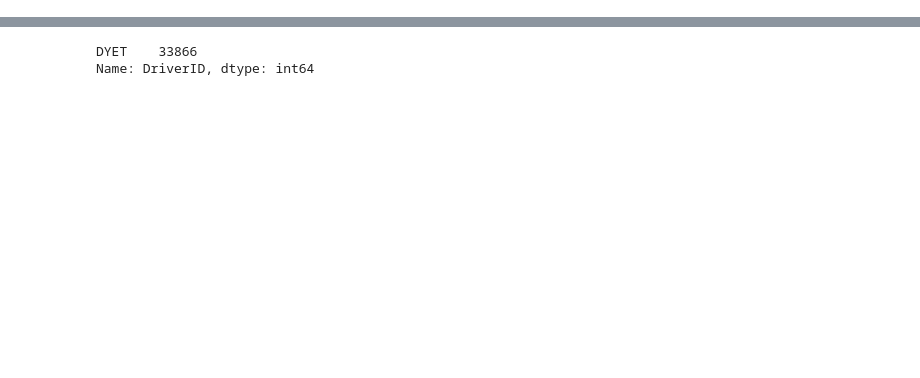
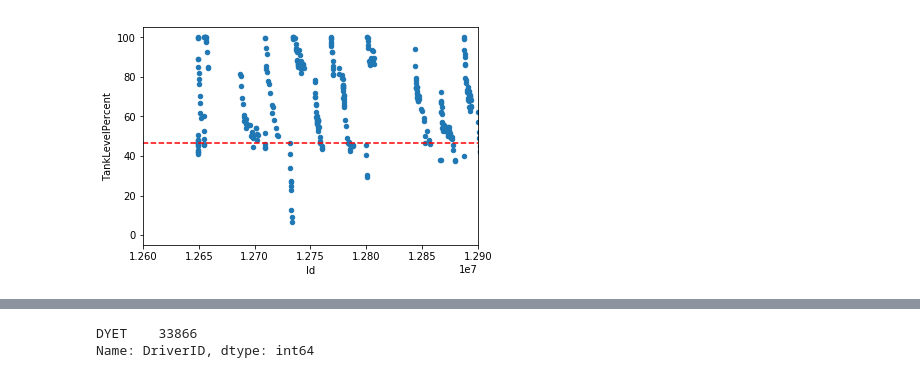
Before and after one commit to DEREJEGETU/big-g-express, a Jupyter notebook: Python_Code/data-question-6.ipynb, the cells around one changed output, grey strips where cells are left out. Drawn from its saved outputs; the diff is of its cells as text; code cells hidden in the pictures; blank space fills up the shorter version.

```diff
--- a/Python_Code/data-question-6.ipynb
+++ b/Python_Code/data-question-6.ipynb
@@ -153,0 +215,3 @@ Fuel_Transactions.head(100)
+# %%
+##Calculate harmonic mean of TankLevelPercent for sampled DriverID
+harmonic_mean = stats.hmean(df_event_level_sample_BATK["TankLevelPercent"])
@@ -153,0 +226,8 @@ Fuel_Transactions.head(100)
+# %%
+#df_event_level_sample_BATK
+df_event_level_sample_BATK.plot.scatter('Id','TankLevelPercent')
+plt.plot([0, 12900000],[harmonic_mean,harmonic_mean], 'r--')
+plt.xlim(12600000, 12900000)
+plt.show()
+# %% [output]
+[figure, added]
```
Also changed, not shown: parts of 39 cells of this notebook.
